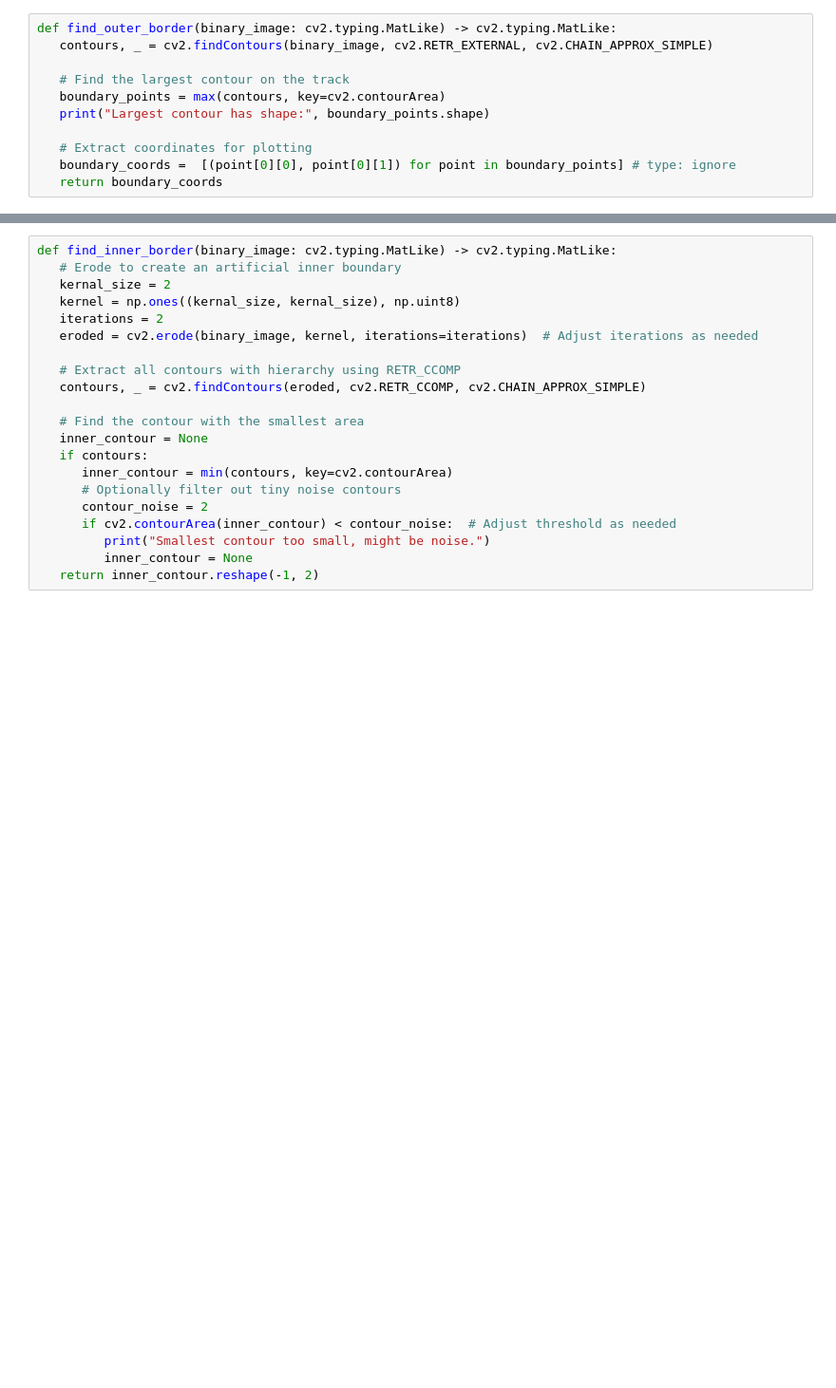
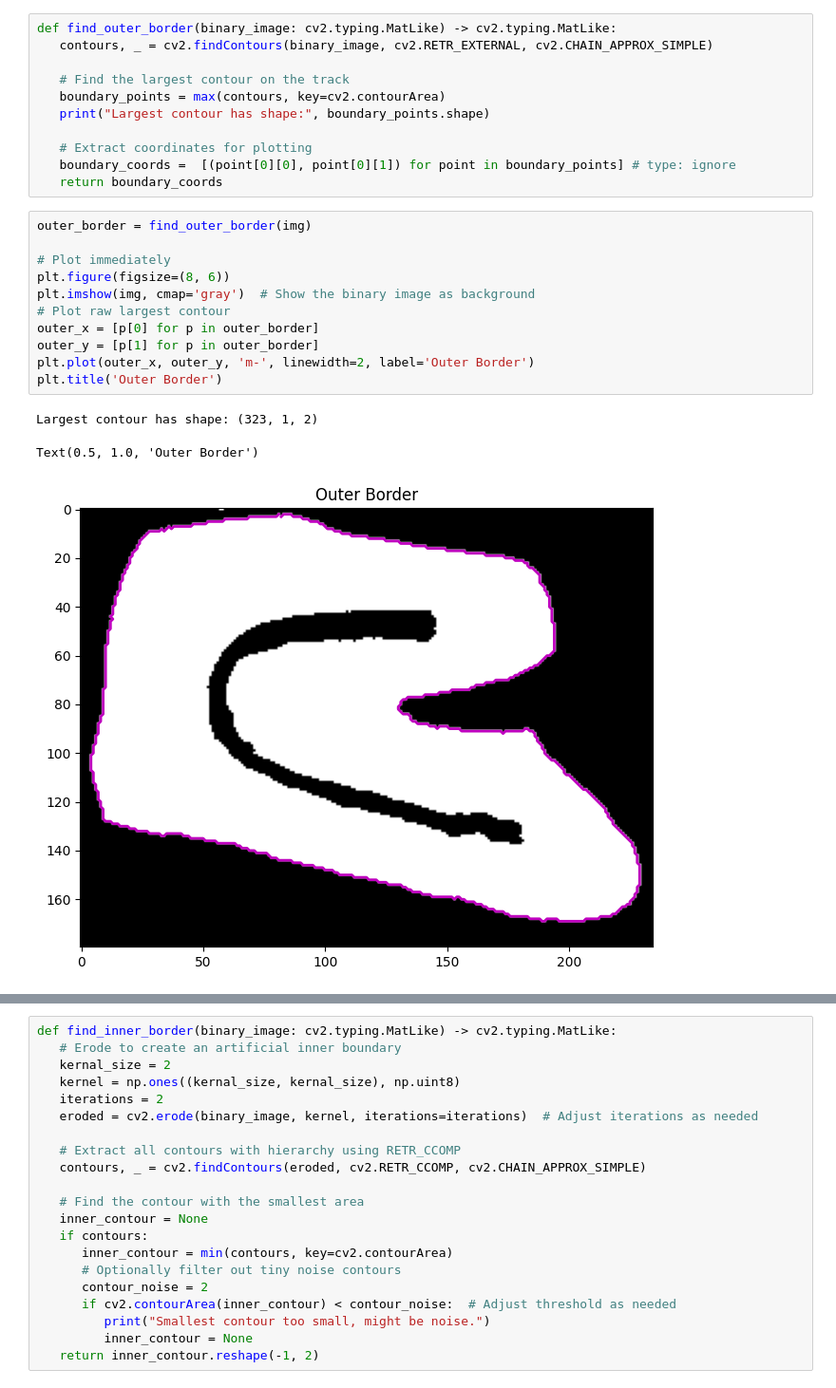
Before and after one commit to anjrew/race-lines-optimization, a Jupyter notebook: notebooks/track_coordinates.ipynb, the cells around one changed output, grey strips where cells are left out. Shown at 95% size. Saved outputs shown, nothing was run; the diff lists cells and outputs as text; blank space fills up the shorter version.

```diff
--- a/notebooks/track_coordinates.ipynb
+++ b/notebooks/track_coordinates.ipynb
@@ -305,3 +325,18 @@ def find_outer_border(binary_image: cv2.typing.MatLike) -> cv2.typing.MatLike:
    # Extract coordinates for plotting
    boundary_coords =  [(point[0][0], point[0][1]) for point in boundary_points] # type: ignore
    return boundary_coords
+# %%
+outer_border = find_outer_border(img)
+
+# Plot immediately
+plt.figure(figsize=(8, 6))
+plt.imshow(img, cmap='gray')  # Show the binary image as background
+# Plot raw largest contour
+outer_x = [p[0] for p in outer_border]
+outer_y = [p[1] for p in outer_border]
+plt.plot(outer_x, outer_y, 'm-', linewidth=2, label='Outer Border')
+plt.title('Outer Border')
+# %% [output]
+Largest contour has shape: (323, 1, 2)
+Text(0.5, 1.0, 'Outer Border')
+[figure, added]
```
Also changed, not shown: parts of 4 cells of this notebook.
